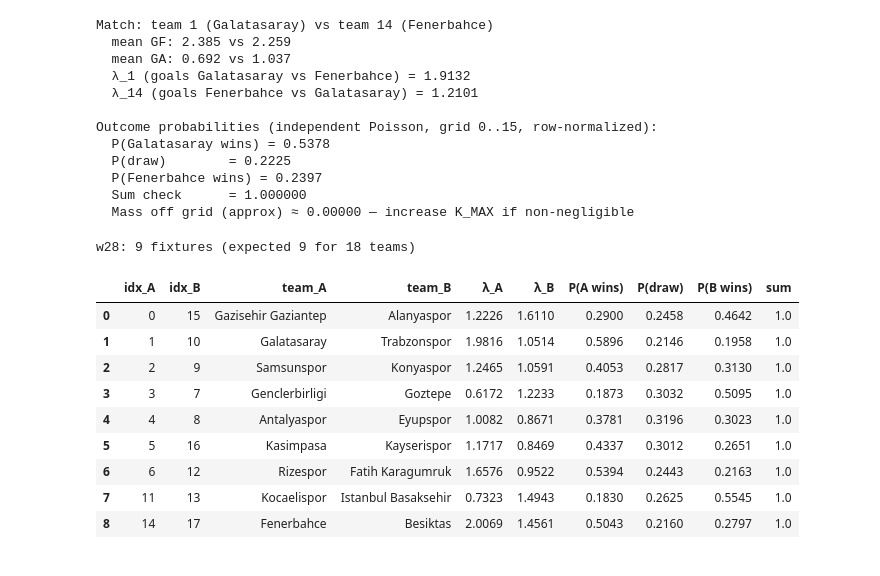
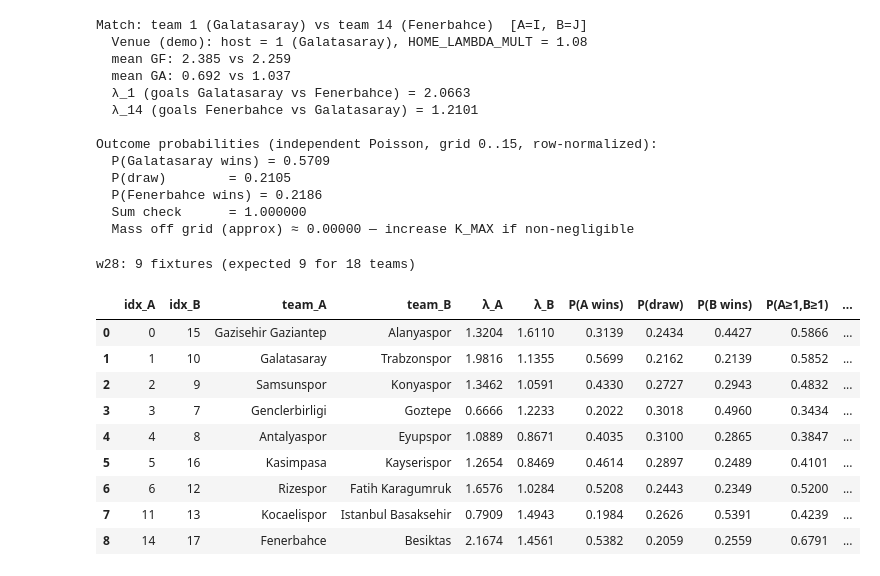
Before and after one commit to BerkIGuler/SoccerPrediction, a Jupyter notebook: match_outcome_complex.ipynb, the cells around one changed output. Cells and saved outputs as stored; diff of their text form; code cells hidden in the pictures.

Commit message:
Update match_outcome_complex and num_goals_distribution notebooks to use scores_with_venue.csv; add empirical home goal ratio calculation;

```diff
--- a/match_outcome_complex.ipynb
+++ b/match_outcome_complex.ipynb
@@ -27,6 +27,12 @@ DATA = Path("data/super_league")
 # Match to score: team index I = "A", team index J = "B"
 TEAM_I = 1
 TEAM_J = 14
+# Demo only: True ⇒ TEAM_I is home (λ_I gets HOME_LAMBDA_MULT; λ_J unchanged)
+TEAM_I_IS_HOME = True
+
+# Pooled λ for the host is multiplied by this; 1.0 disables venue adjustment.
+# The data cell prints mean(GF|home)/mean(GF|away) as a plug-in hint.
+HOME_LAMBDA_MULT = 1.08
 
 # Truncate goal grid at 0..K_MAX (inclusive); increase if tail mass is large
 K_MAX = 15
@@ -152,10 +227,17 @@ name_i = idx_to_name[i]
 name_j = idx_to_name[j]
 
 lam_i, lam_j = adaptive_lambdas(i, j, mean_gf, mean_ga, MU)
+host = i if TEAM_I_IS_HOME else j
+if HOME_LAMBDA_MULT != 1.0:
+    if host == i:
+        lam_i *= HOME_LAMBDA_MULT
+    else:
+        lam_j *= HOME_LAMBDA_MULT
 
 p_win_i, p_tie, p_win_j, tail = match_outcome_probs(lam_i, lam_j, K_MAX)
 
-print(f"Match: team {i} ({name_i}) vs team {j} ({name_j})")
+print(f"Match: team {i} ({name_i}) vs team {j} ({name_j})  [A=I, B=J]")
+print(f"  Venue (demo): host = {host} ({idx_to_name[host]}), HOME_LAMBDA_MULT = {HOME_LAMBDA_MULT}")
 print(f"  mean GF: {mean_gf[i]:.3f} vs {mean_gf[j]:.3f}")
 print(f"  mean GA: {mean_ga[i]:.3f} vs {mean_ga[j]:.3f}")
 print(f"  λ_{i} (goals {name_i} vs {name_j}) = {lam_i:.4f}")
@@ -168,21 +250,23 @@ print(f"  P({name_j} wins) = {p_win_j:.4f}")
 print(f"  Sum check      = {p_win_i + p_tie + p_win_j:.6f}")
 print(f"  Mass off grid (approx) ≈ {tail:.5f} — increase K_MAX if non-negligible")
 # %% [output]
-Match: team 1 (Galatasaray) vs team 14 (Fenerbahce)
+Match: team 1 (Galatasaray) vs team 14 (Fenerbahce)  [A=I, B=J]
+  Venue (demo): host = 1 (Galatasaray), HOME_LAMBDA_MULT = 1.08
   mean GF: 2.385 vs 2.259
   mean GA: 0.692 vs 1.037
-  λ_1 (goals Galatasaray vs Fenerbahce) = 1.9132
+  λ_1 (goals Galatasaray vs Fenerbahce) = 2.0663
   λ_14 (goals Fenerbahce vs Galatasaray) = 1.2101
 
 Outcome probabilities (independent Poisson, grid 0..15, row-normalized):
-  P(Galatasaray wins) = 0.5378
-  P(draw)        = 0.2225
-  P(Fenerbahce wins) = 0.2397
+  P(Galatasaray wins) = 0.5709
+  P(draw)        = 0.2105
+  P(Fenerbahce wins) = 0.2186
   Sum check      = 1.000000
   Mass off grid (approx) ≈ 0.00000 — increase K_MAX if non-negligible
 # %%
-# Week 28 fixtures from scores.csv: cell is `opponent_idx:…` (scores may be `?`).
+# Week 28 fixtures from scores_with_venue.csv: cell is `opponent_idx:H|A:…` (scores may be `?`).
 # One row per undirected fixture; A = lower team_idx, B = higher (labels only).
+# Goal columns: independent Poisson — P(A≥1,B≥1)=(1−e^{−λ_A})(1−e^{−λ_B}); P(otherwise)=1−that.
 
 WEEK_COL = "w28"
 
@@ -192,9 +276,11 @@ def parse_opponent_idx(cell: str) -> int | None:
     return int(m.group(1)) if m else None
 
 
-df_fix = pd.read_csv(DATA / "scores.csv")
+df_fix = pd.read_csv(DATA / "scores_with_venue.csv")
 if WEEK_COL not in df_fix.columns:
     raise ValueError(f"Missing column {WEEK_COL!r} in scores CSV")
+
+idx_fix = df_fix.set_index("team_idx", drop=False)
 
 fixture_rows: list[dict] = []
 seen_pairs: set[tuple[int, int]] = set()
@@ -204,43 +290,49 @@ for _, row in df_fix.iterrows():
     if j is None:
         continue
     key = tuple(sorted((i, j)))
     if key in seen_pairs:
         continue
     seen_pairs.add(key)
     a, b = key
-    lam_a, lam_b = adaptive_lambdas(a, b, mean_gf, mean_ga, MU)
+    cell_low = idx_fix.loc[a, WEEK_COL]
+    lam_a, lam_b = lambdas_for_fixture_ordered(
+        a, b, str(cell_low), mean_gf, mean_ga, MU, HOME_LAMBDA_MULT
+    )
     p_a, p_tie, p_b, _tail = match_outcome_probs(lam_a, lam_b, K_MAX)
+    p_both_ge1, p_otherwise = btts_probs(lam_a, lam_b)
     fixture_rows.append(
         {
             "idx_A": a,
             "idx_B": b,
             "team_A": idx_to_name[a],
             "team_B": idx_to_name[b],
             "λ_A": round(lam_a, 4),
             "λ_B": round(lam_b, 4),
             "P(A wins)": round(p_a, 4),
             "P(draw)": round(p_tie, 4),
             "P(B wins)": round(p_b, 4),
+            "P(A≥1,B≥1)": round(p_both_ge1, 4),
+            "P(otherwise)": round(p_otherwise, 4),
         }
     )
 
 table_w28 = pd.DataFrame(fixture_rows).sort_values(["idx_A", "idx_B"]).reset_index(drop=True)
 table_w28["sum"] = (
     table_w28["P(A wins)"] + table_w28["P(draw)"] + table_w28["P(B wins)"]
 ).round(6)
 print(f"{WEEK_COL}: {len(table_w28)} fixtures (expected 9 for 18 teams)\n")
 table_w28
 # %% [output]
 w28: 9 fixtures (expected 9 for 18 teams)
-|  | idx_A | idx_B | team_A | team_B | λ_A | λ_B | P(A wins) | P(draw) | P(B wins) | sum |
-| 0 | 0 | 15 | Gazisehir Gaziantep | Alanyaspor | 1.2226 | 1.6110 | 0.2900 | 0.2458 | 0.4642 | 1.0 |
-| 1 | 1 | 10 | Galatasaray | Trabzonspor | 1.9816 | 1.0514 | 0.5896 | 0.2146 | 0.1958 | 1.0 |
-| 2 | 2 | 9 | Samsunspor | Konyaspor | 1.2465 | 1.0591 | 0.4053 | 0.2817 | 0.3130 | 1.0 |
-| 3 | 3 | 7 | Genclerbirligi | Goztepe | 0.6172 | 1.2233 | 0.1873 | 0.3032 | 0.5095 | 1.0 |
-| 4 | 4 | 8 | Antalyaspor | Eyupspor | 1.0082 | 0.8671 | 0.3781 | 0.3196 | 0.3023 | 1.0 |
-| 5 | 5 | 16 | Kasimpasa | Kayserispor | 1.1717 | 0.8469 | 0.4337 | 0.3012 | 0.2651 | 1.0 |
-| 6 | 6 | 12 | Rizespor | Fatih Karagumruk | 1.6576 | 0.9522 | 0.5394 | 0.2443 | 0.2163 | 1.0 |
-| 7 | 11 | 13 | Kocaelispor | Istanbul Basaksehir | 0.7323 | 1.4943 | 0.1830 | 0.2625 | 0.5545 | 1.0 |
-| 8 | 14 | 17 | Fenerbahce | Besiktas | 2.0069 | 1.4561 | 0.5043 | 0.2160 | 0.2797 | 1.0 |
+|  | idx_A | idx_B | team_A | team_B | λ_A | λ_B | P(A wins) | P(draw) | P(B wins) | P(A≥1,B≥1) | ... |
+| 0 | 0 | 15 | Gazisehir Gaziantep | Alanyaspor | 1.3204 | 1.6110 | 0.3139 | 0.2434 | 0.4427 | 0.5866 | ... |
+| 1 | 1 | 10 | Galatasaray | Trabzonspor | 1.9816 | 1.1355 | 0.5699 | 0.2162 | 0.2139 | 0.5852 | ... |
+| 2 | 2 | 9 | Samsunspor | Konyaspor | 1.3462 | 1.0591 | 0.4330 | 0.2727 | 0.2943 | 0.4832 | ... |
+| 3 | 3 | 7 | Genclerbirligi | Goztepe | 0.6666 | 1.2233 | 0.2022 | 0.3018 | 0.4960 | 0.3434 | ... |
+| 4 | 4 | 8 | Antalyaspor | Eyupspor | 1.0889 | 0.8671 | 0.4035 | 0.3100 | 0.2865 | 0.3847 | ... |
+| 5 | 5 | 16 | Kasimpasa | Kayserispor | 1.2654 | 0.8469 | 0.4614 | 0.2897 | 0.2489 | 0.4101 | ... |
+| 6 | 6 | 12 | Rizespor | Fatih Karagumruk | 1.6576 | 1.0284 | 0.5208 | 0.2443 | 0.2349 | 0.5200 | ... |
+| 7 | 11 | 13 | Kocaelispor | Istanbul Basaksehir | 0.7909 | 1.4943 | 0.1984 | 0.2626 | 0.5391 | 0.4239 | ... |
+| 8 | 14 | 17 | Fenerbahce | Besiktas | 2.1674 | 1.4561 | 0.5382 | 0.2059 | 0.2559 | 0.6791 | ... |
 # %%
 # Backtest: train on weeks w1..w_TRAIN_THROUGH only, predict P(win/draw/loss) for w_PREDICT,
```
Also changed, not shown: parts of 6 cells of this notebook, 3 other files.
